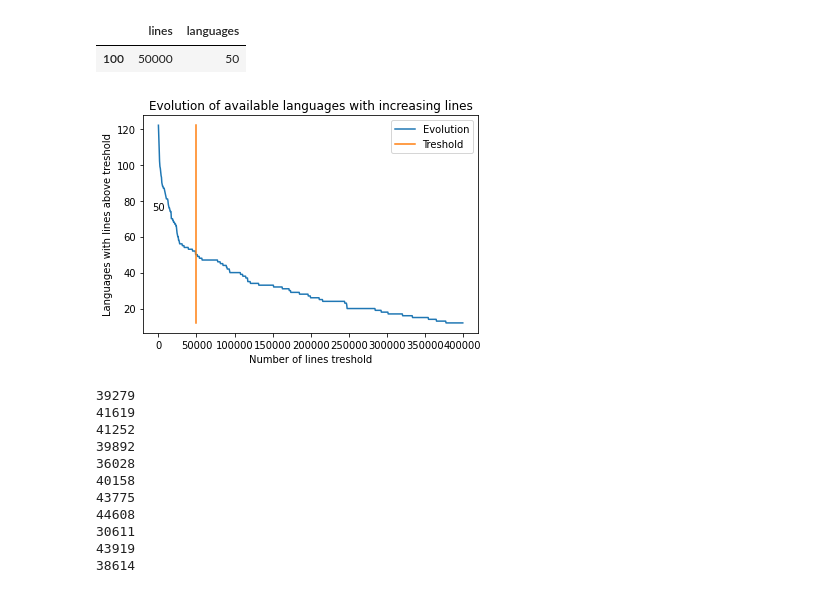
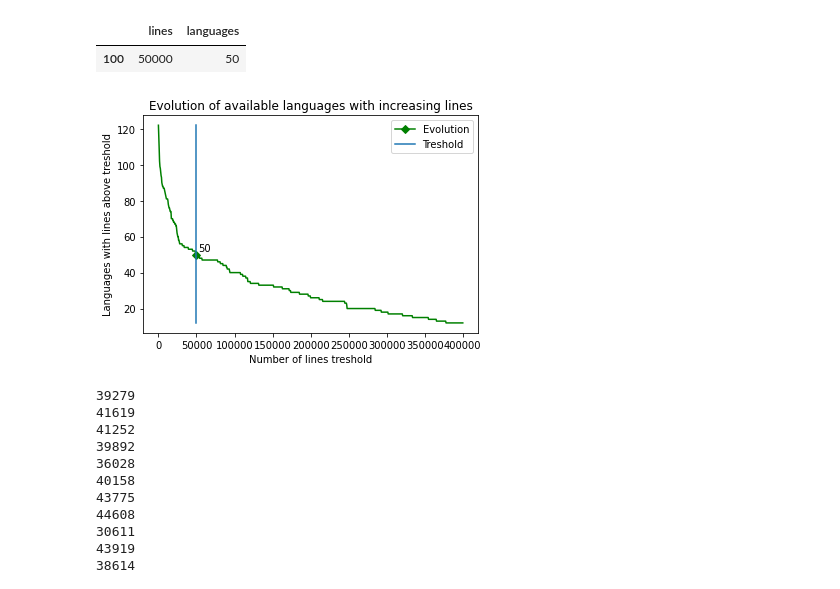
Before and after one commit to juanmelafias/LanguageNetworks, a Jupyter notebook: quickNetworkconllu.ipynb, the cells around one changed output. Saved outputs shown, nothing was run; the diff lists cells and outputs as text; code cells hidden in the pictures.

Commit message:
final changes and new languages analysed

```diff
--- a/quickNetworkconllu.ipynb
+++ b/quickNetworkconllu.ipynb
@@ -30,18 +30,20 @@ df[df['lines']==50000]
 # %%
 import matplotlib.pyplot as plt
 fig = plt.figure()
 ax = fig.add_subplot(111)
 values = 50
-plt.plot(df['lines'],df['languages'])
+markers_on = [99]
+plt.plot(df['lines'],df['languages'],'-gD',markevery=
+markers_on)
 plt.plot(np.ones((len(df),1))*50000,df['languages'])
 plt.legend(['Evolution','Treshold'])
 plt.xlabel('Number of lines treshold')
 plt.ylabel('Languages with lines above treshold')
 plt.title('Evolution of available languages with increasing lines')
-ax.text(60000, values+5, "%d" %values, ha="center")
+ax.text(60000, values+2, "%d" %values, ha="center")
 plt.show()
 # %% [output]
-[figure, old version]
+[figure, new version]
 # %%
 from utils import file_generator
 
```
Also changed, not shown: 4 other files.
